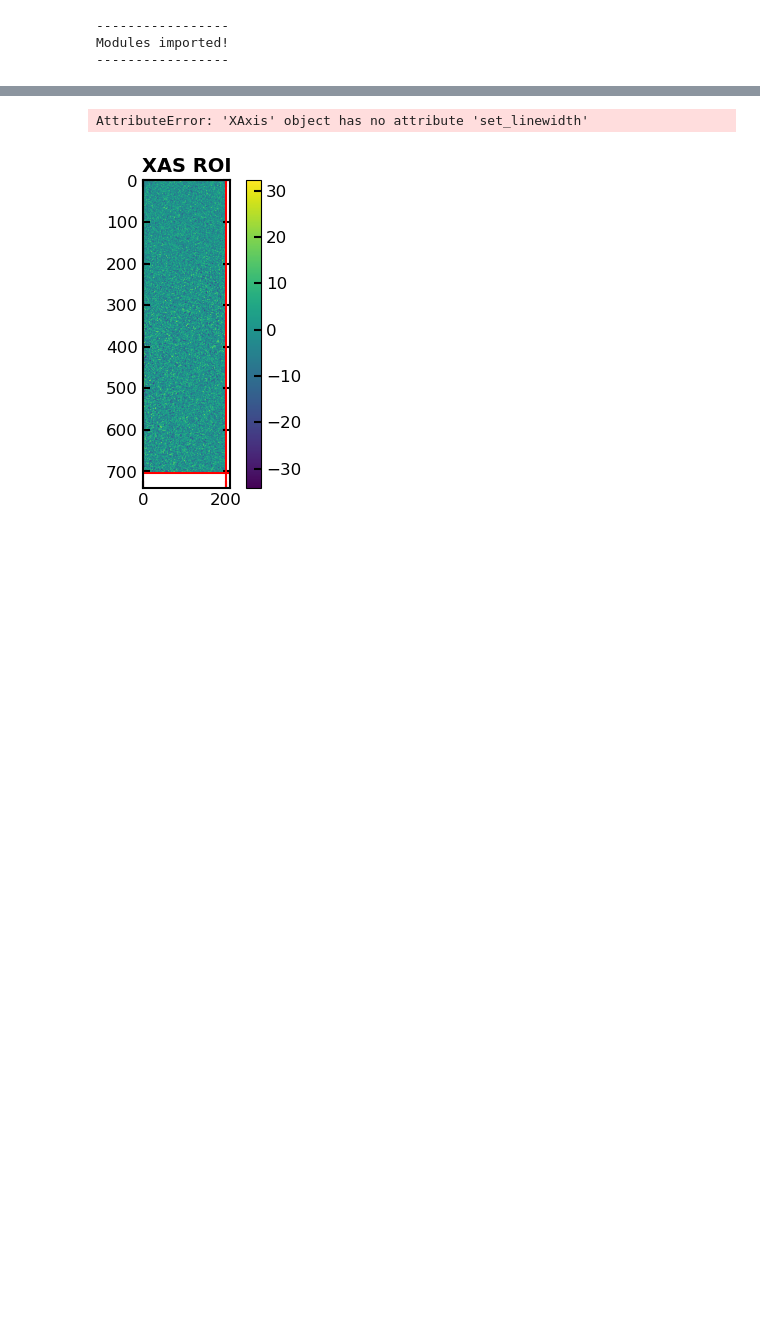
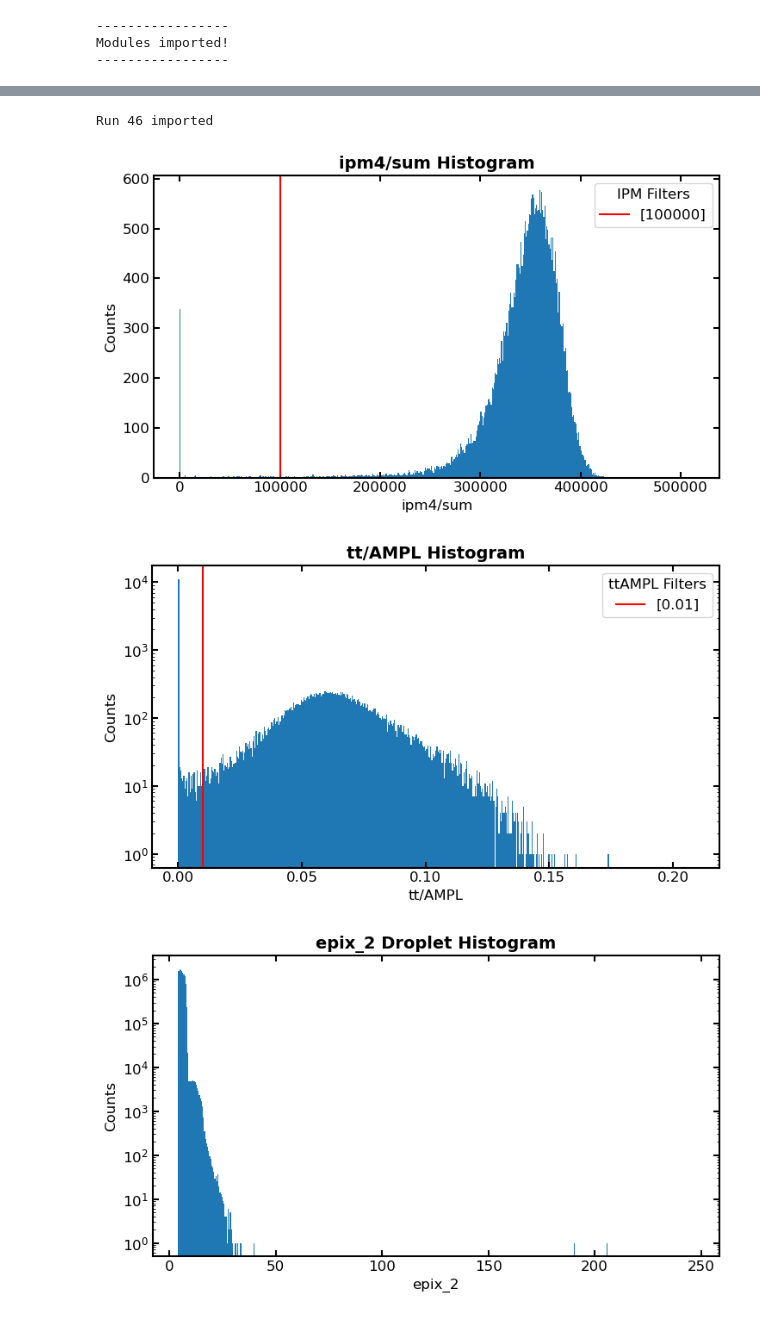
Before and after one commit to lg345/XSpect, a Jupyter notebook: diagnostics.ipynb, the cells around one changed output, grey strips where cells are left out. Cells and saved outputs as stored; diff of their text form; code cells hidden in the pictures; blank space fills up the shorter version.

Commit message:
testing diagnostics commit

```diff
--- a/diagnostics.ipynb
+++ b/diagnostics.ipynb
@@ -171,11 +22,32 @@ d.xes_ROI(nshots, kb_limits = kb_roi)
-# %%
-#nshots = 1000
-#h_lims = [40, 160]
-#v_lims = [150, 400]
-nshots = 1000
-h_lims = [0, 200]
-v_lims = [0, 705]
-d.xas_ROI(nshots, horiz_limits = h_lims, vert_limits = v_lims)
-# %% [output]
-AttributeError: 'XAxis' object has no attribute 'set_linewidth'
-[figure, removed]
+# %%
+run = 46
+exp = 'xcsl1049023'
+keys=['epics/ccm_E','tt/ttCorr','epics/lxt_ttc', 'enc/lasDelay' , 'ipm4/sum','tt/AMPL','epix_2/ROI_0_area']
+names=['ccm','time_tool_correction','lxt_ttc'  ,'encoder','ipm', 'time_tool_ampl','epix']
+
+d = dt.diagnostics(run, exp, keys, names)
+
+ipm_thres = [100000]
+
+d.ipm_histogram(ipm_thres)
+
+tt_thres = [0.01]
+
+d.ttAMPL_histogram(tt_thres)
+
+d.droplet_histogram()
+
+nshots = 1000
+ka_roi = [35, 60]
+kb_roi = [170, 200]
+
+d.xes_ROI(nshots, ka_limits = ka_roi, kb_limits = kb_roi, angle = 0.5)
+
+delay = d.h5[d.datadict['time_tool_correction']][:] + d.h5[d.datadict['lxt_ttc']][:] + d.h5[d.datadict['encoder']][:]
+
+plt.plot(delay)
+# %% [output]
+Run 46 imported
+[figure, added]
+[figure, added]
+[figure, added]
```
Also changed, not shown: parts of 34 cells of this notebook.
